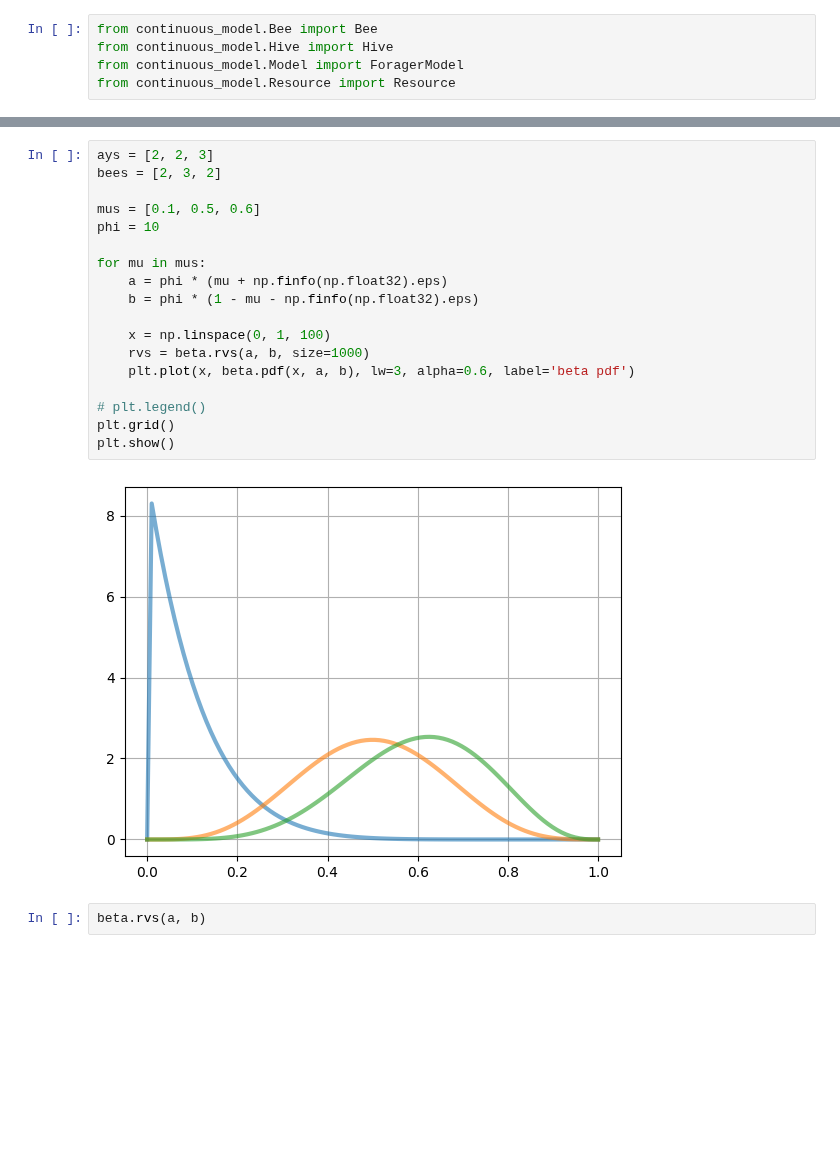
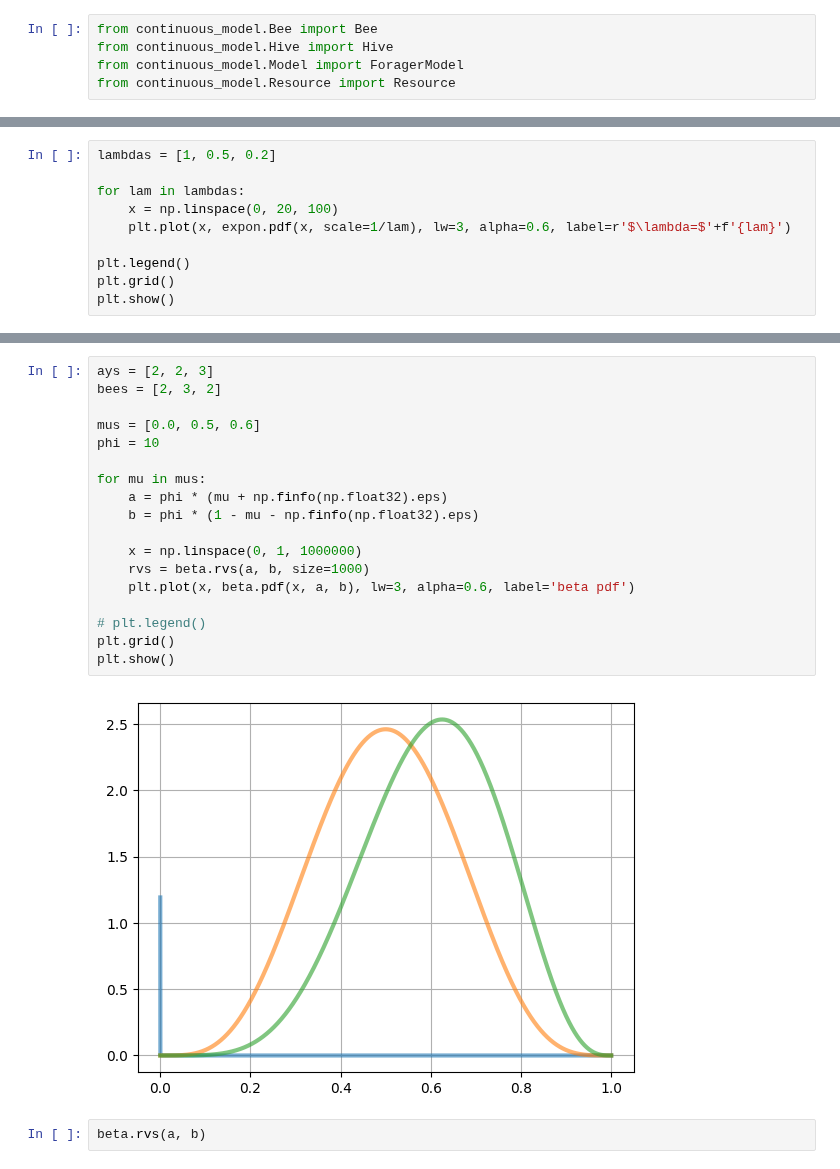
Before and after one commit to jonas4climate/honeybee-colony-abm, a Jupyter notebook: continuous_model/continuous_test.ipynb, the cells around one changed output, grey strips where cells are left out. Cells and saved outputs as stored; diff of their text form; blank space fills up the shorter version.

Commit message:
Add exploration incentive based on exponential distribution

```diff
--- a/continuous_model/continuous_test.ipynb
+++ b/continuous_model/continuous_test.ipynb
@@ -20,0 +21,10 @@ from scipy.stats import beta
+# %%
+lambdas = [1, 0.5, 0.2]
+
+for lam in lambdas:
+    x = np.linspace(0, 20, 100)
+    plt.plot(x, expon.pdf(x, scale=1/lam), lw=3, alpha=0.6, label=r'$\lambda=$'+f'{lam}')
+
+plt.legend()
+plt.grid()
+plt.show()
@@ -21,23 +33,23 @@ from scipy.stats import beta
 # %%
 ays = [2, 2, 3]
 bees = [2, 3, 2]
 
-mus = [0.1, 0.5, 0.6]
+mus = [0.0, 0.5, 0.6]
 phi = 10
 
 for mu in mus:
     a = phi * (mu + np.finfo(np.float32).eps)
     b = phi * (1 - mu - np.finfo(np.float32).eps)
 
-    x = np.linspace(0, 1, 100)
+    x = np.linspace(0, 1, 1000000)
     rvs = beta.rvs(a, b, size=1000)
     plt.plot(x, beta.pdf(x, a, b), lw=3, alpha=0.6, label='beta pdf')
 
 # plt.legend()
 plt.grid()
 plt.show()
 # %% [output]
-[figure, old version]
+[figure, new version]
 # %%
 beta.rvs(a, b)
 # %% [output]
```
Also changed, not shown: parts of 2 cells of this notebook, 2 other files.
